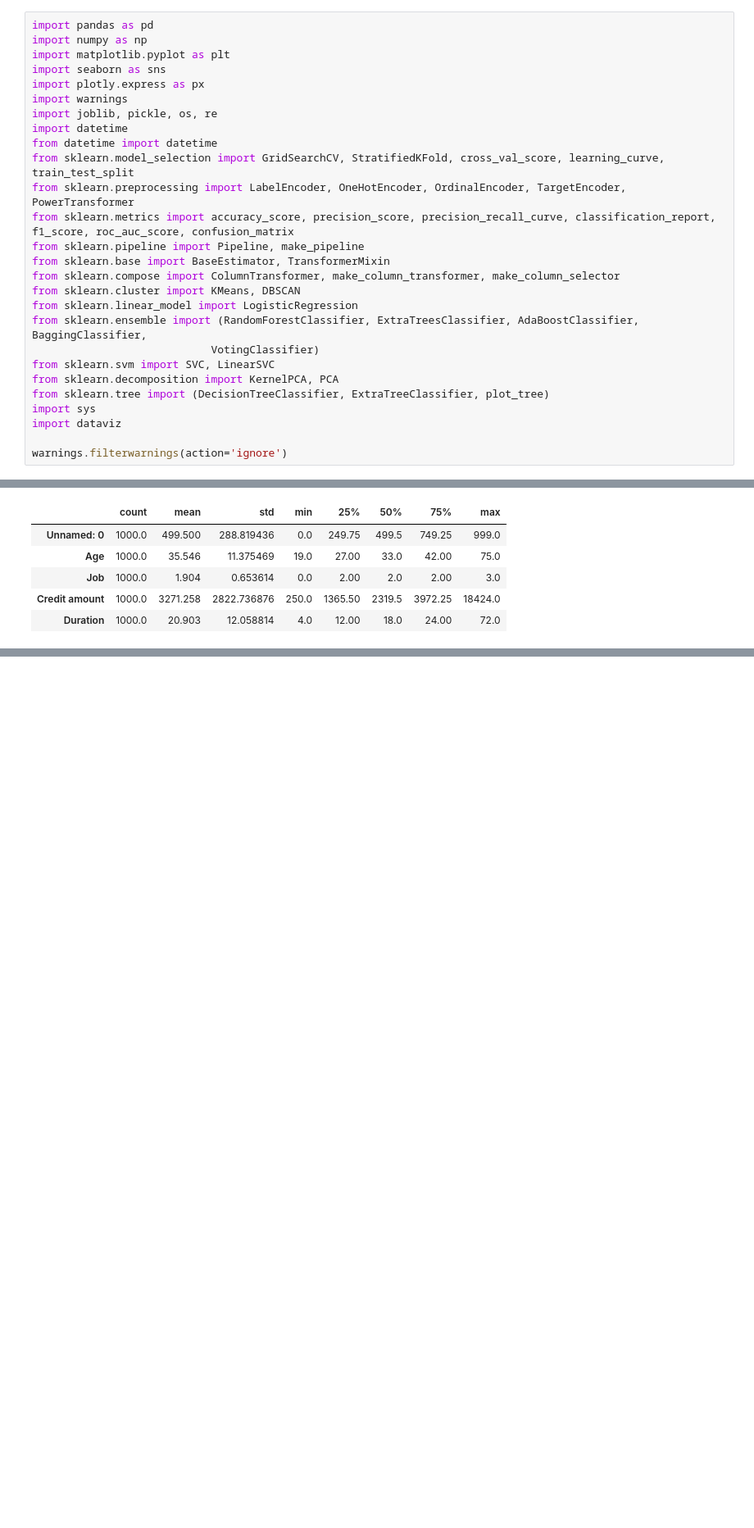
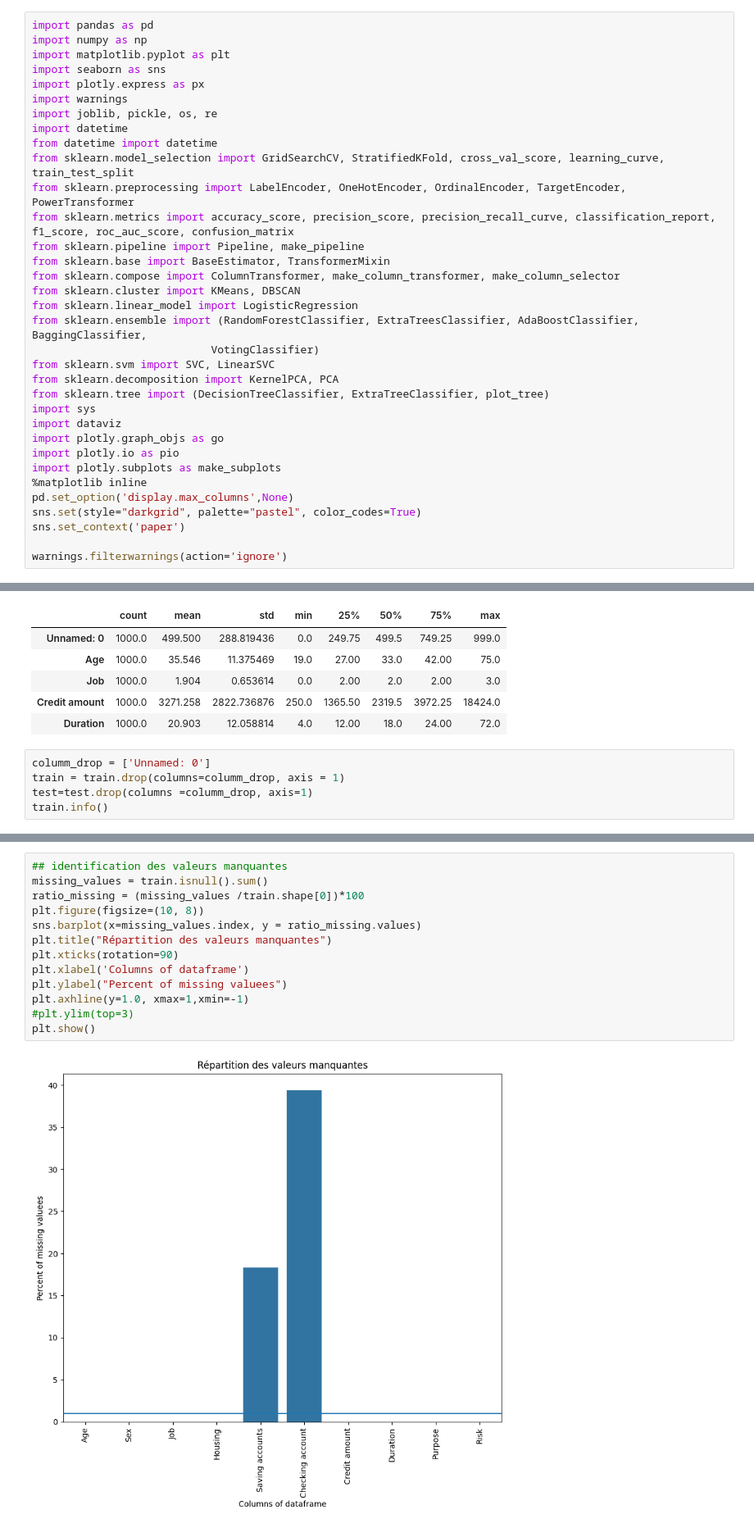
Before and after one commit to dona-eric/Hack2Hiere_TechTech_DataScience_20, a Jupyter notebook: Analyse_risque_Credit/analyse_credit_risque.ipynb, the cells around one changed output, grey strips where cells are left out. Shown: that part at 82% size. Drawn from its saved outputs; the diff is of its cells as text; blank space fills up the shorter version.

```diff
--- a/Analyse_risque_Credit/analyse_credit_risque.ipynb
+++ b/Analyse_risque_Credit/analyse_credit_risque.ipynb
@@ -23,5 +23,12 @@ from sklearn.decomposition import KernelPCA, PCA
 from sklearn.tree import (DecisionTreeClassifier, ExtraTreeClassifier, plot_tree)
 import sys
 import dataviz
+import plotly.graph_objs as go
+import plotly.io as pio
+import plotly.subplots as make_subplots
+%matplotlib inline
+pd.set_option('display.max_columns',None)
+sns.set(style="darkgrid", palette="pastel", color_codes=True)
+sns.set_context('paper')
 
 warnings.filterwarnings(action='ignore')
@@ -77,3 +98,8 @@ train.describe().T
 | Job | 1000.0 | 1.904 | 0.653614 | 0.0 | 2.00 | 2.0 | 2.00 | 3.0 |
 | Credit amount | 1000.0 | 3271.258 | 2822.736876 | 250.0 | 1365.50 | 2319.5 | 3972.25 | 18424.0 |
 | Duration | 1000.0 | 20.903 | 12.058814 | 4.0 | 12.00 | 18.0 | 24.00 | 72.0 |
+# %%
+columm_drop = ['Unnamed: 0']
+train = train.drop(columns=columm_drop, axis = 1)
+test=test.drop(columns =columm_drop, axis=1)
+train.info()
@@ -79,0 +142,15 @@ train.describe().T
+# %%
+## identification des valeurs manquantes
+missing_values = train.isnull().sum()
+ratio_missing = (missing_values /train.shape[0])*100
+plt.figure(figsize=(10, 8))
+sns.barplot(x=missing_values.index, y = ratio_missing.values)
+plt.title("Répartition des valeurs manquantes")
+plt.xticks(rotation=90)
+plt.xlabel('Columns of dataframe')
+plt.ylabel("Percent of missing valuees")
+plt.axhline(y=1.0, xmax=1,xmin=-1)
+#plt.ylim(top=3)
+plt.show()
+# %% [output]
+[figure, added]
```
Also changed, not shown: parts of 11 cells of this notebook.
